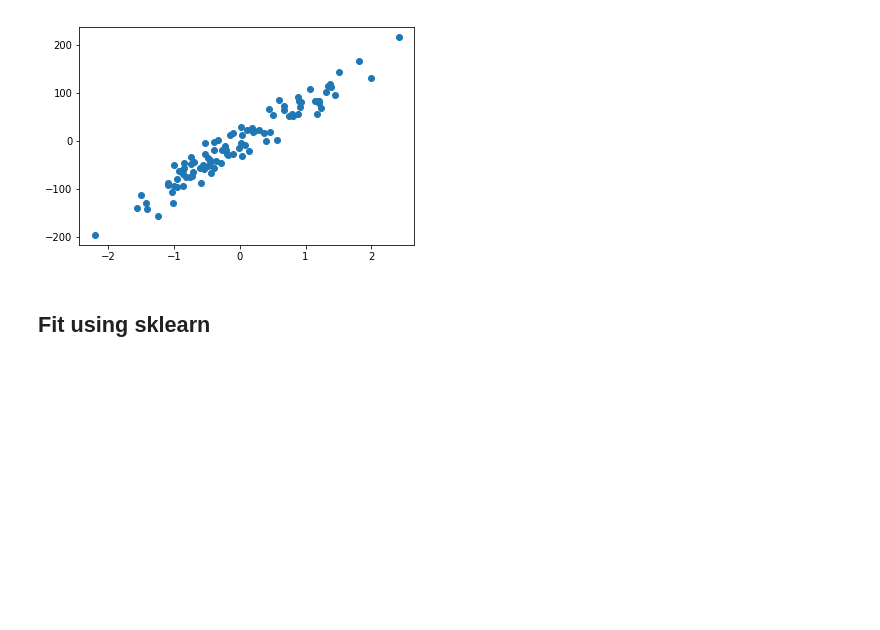
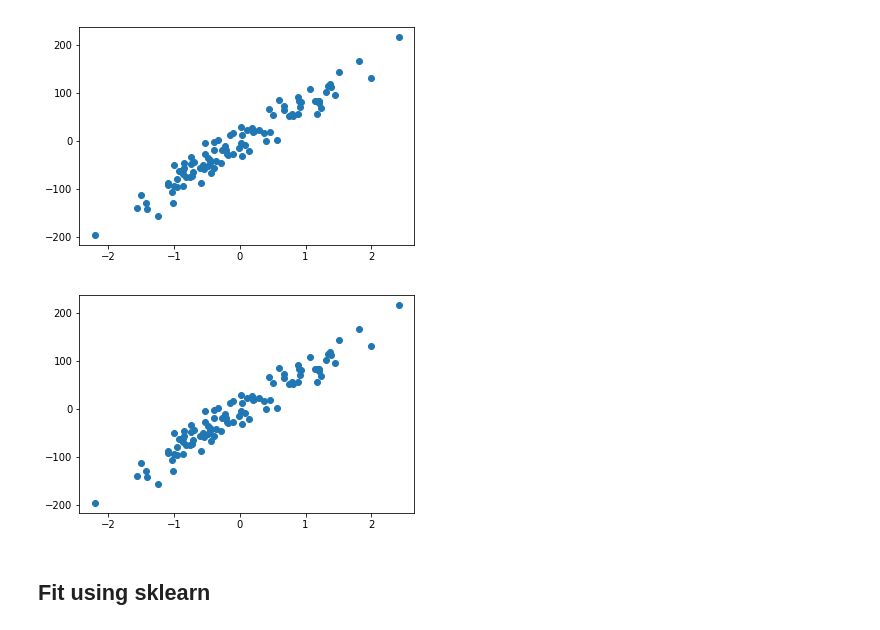
Before and after one commit to thpclass/thpday1, a Jupyter notebook: s1/linreg.ipynb, the cells around one changed output. Drawn from its saved outputs; the diff is of its cells as text; code cells hidden in the pictures; blank space fills up the shorter version.

```diff
--- a/s1/linreg.ipynb
+++ b/s1/linreg.ipynb
@@ -24,6 +71,10 @@ x.shape, Y.shape
 plt.plot(X,Y, 'o');
 # %% [output]
 [figure]
+# %%
+plt.plot(x,y, 'o');
+# %% [output]
+[figure, added]
 # %%
 xgrid = np.linspace(-2.5,2.5,1000)
 Xgrid = xgrid.reshape(-1,1)
```
Also changed, not shown: parts of 12 cells of this notebook, 3 other files.
